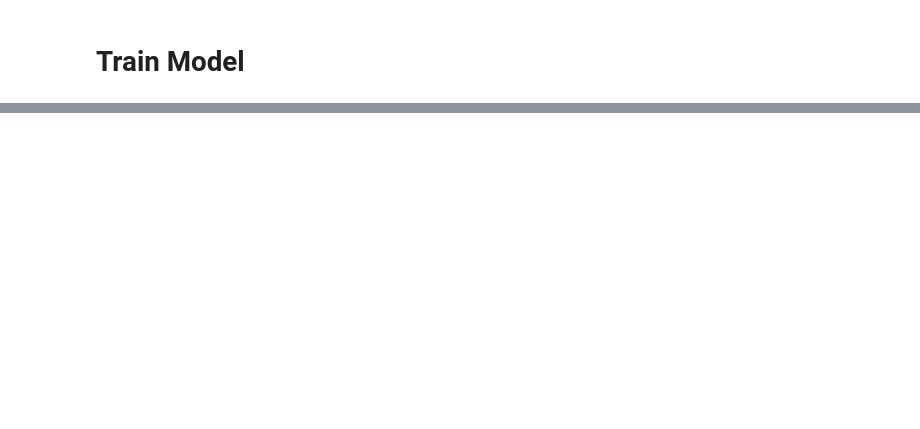
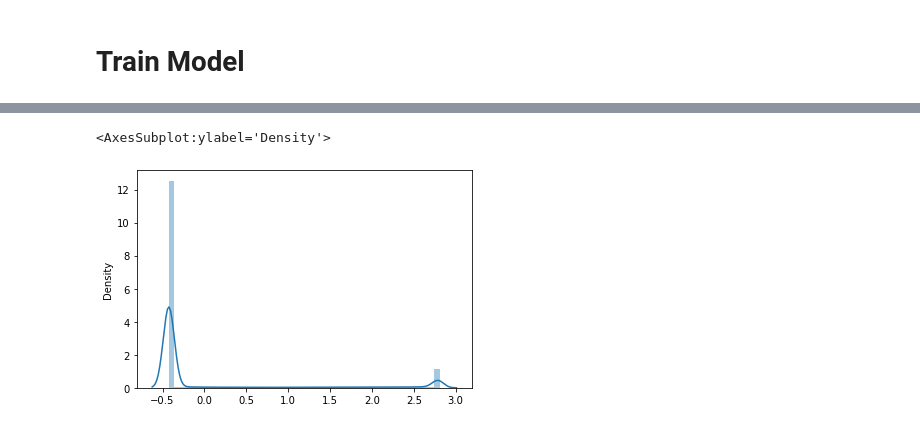
Before and after one commit to whitleyo/ChestXray8VAE, a Jupyter notebook: src/MNIST_SandBox.ipynb, the cells around one changed output, grey strips where cells are left out. Saved outputs shown, nothing was run; the diff lists cells and outputs as text; code cells hidden in the pictures; blank space fills up the shorter version.

```diff
--- a/src/MNIST_SandBox.ipynb
+++ b/src/MNIST_SandBox.ipynb
@@ -197,0 +230,5 @@ VAE reconstruction:
+# %%
+sns.distplot(x.to('cpu').detach().numpy())
+# %% [output]
+<AxesSubplot:ylabel='Density'>
+[figure, added]
```
Also changed, not shown: parts of 12 cells of this notebook, 1 other file.
